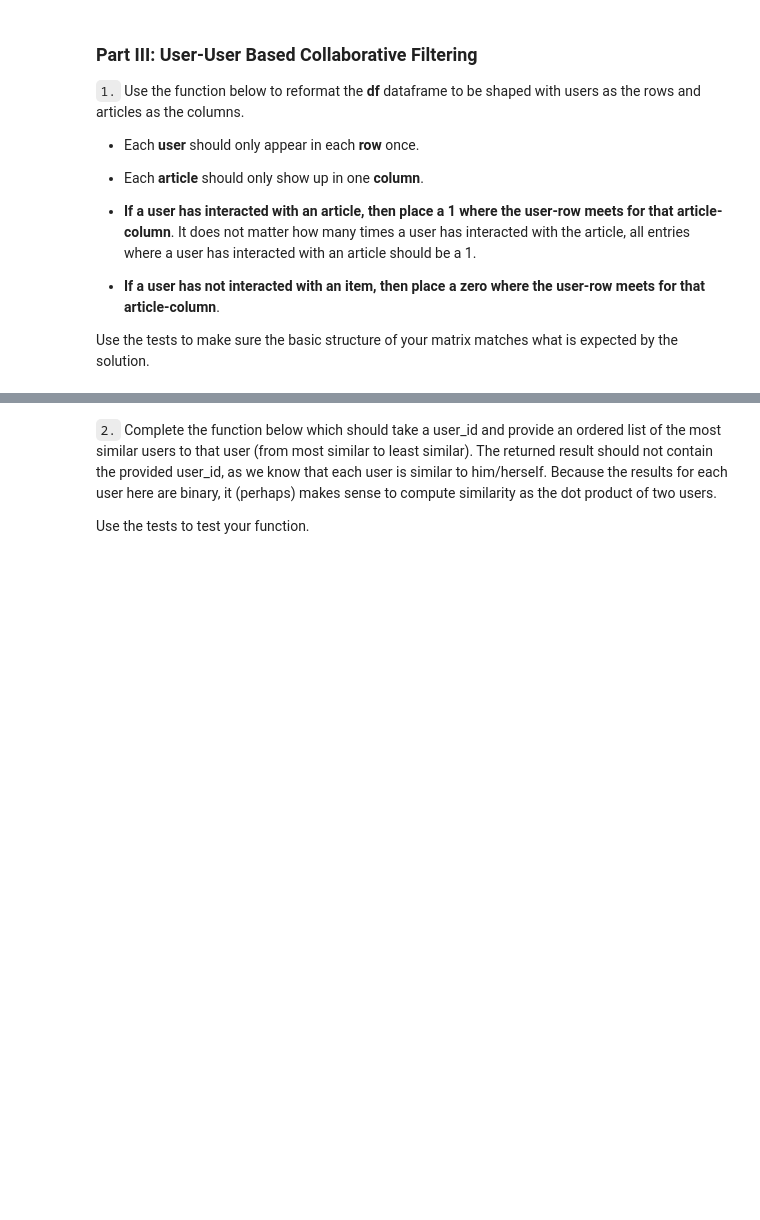
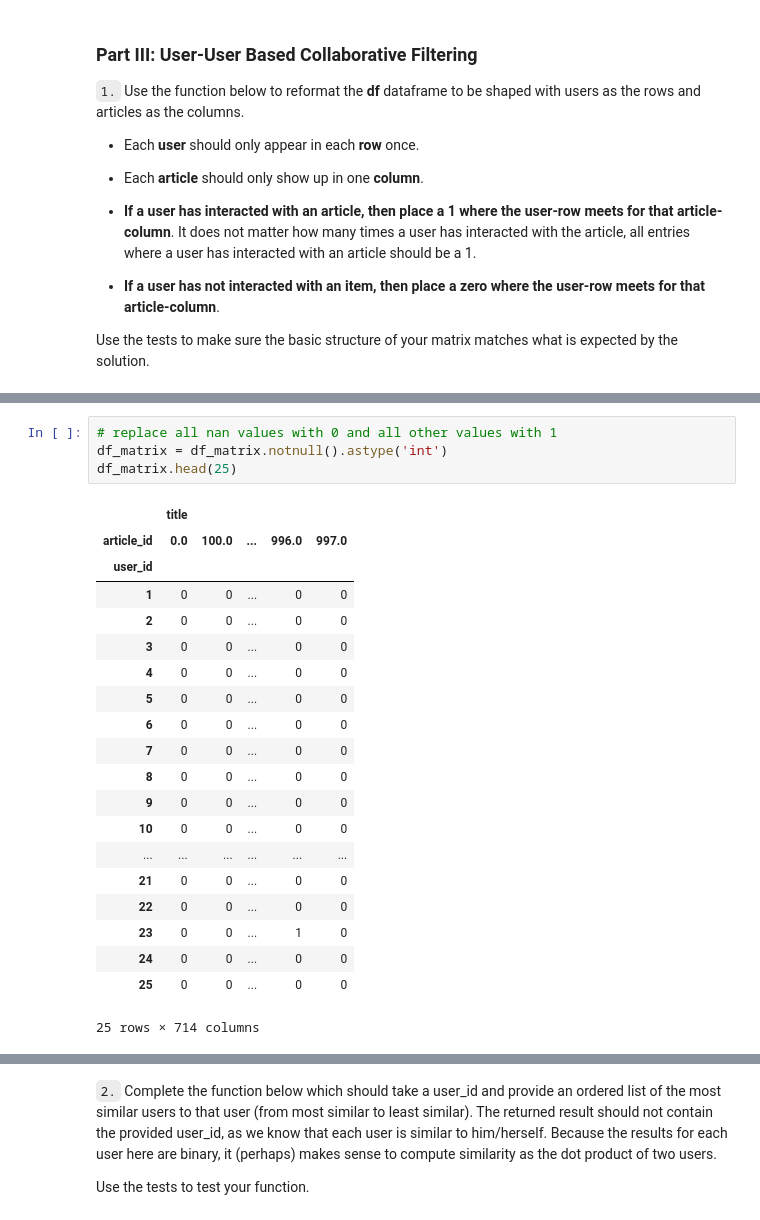
Before and after one commit to hen-wg/udacity_recommendation_engine, a Jupyter notebook: Recommendations_with_IBM.ipynb, the cells around one changed output, grey strips where cells are left out. Cells and saved outputs as stored; diff of their text form; blank space fills up the shorter version.

```diff
--- a/Recommendations_with_IBM.ipynb
+++ b/Recommendations_with_IBM.ipynb
@@ -631,0 +726,25 @@ Use the tests to make sure the basic structure of your matrix matches what is ex
+# %%
+# replace all nan values with 0 and all other values with 1
+df_matrix = df_matrix.notnull().astype('int')
+df_matrix.head(25)
+# %% [output]
+|  | title |  |  |  |  |
+| article_id | 0.0 | 100.0 | ... | 996.0 | 997.0 |
+| user_id |  |  |  |  |  |
+| 1 | 0 | 0 | ... | 0 | 0 |
+| 2 | 0 | 0 | ... | 0 | 0 |
+| 3 | 0 | 0 | ... | 0 | 0 |
+| 4 | 0 | 0 | ... | 0 | 0 |
+| 5 | 0 | 0 | ... | 0 | 0 |
+| 6 | 0 | 0 | ... | 0 | 0 |
+| 7 | 0 | 0 | ... | 0 | 0 |
+| 8 | 0 | 0 | ... | 0 | 0 |
+| 9 | 0 | 0 | ... | 0 | 0 |
+| 10 | 0 | 0 | ... | 0 | 0 |
+| ... | ... | ... | ... | ... | ... |
+| 21 | 0 | 0 | ... | 0 | 0 |
+| 22 | 0 | 0 | ... | 0 | 0 |
+| 23 | 0 | 0 | ... | 1 | 0 |
+| 24 | 0 | 0 | ... | 0 | 0 |
+| 25 | 0 | 0 | ... | 0 | 0 |
+25 rows × 714 columns
```
Also changed, not shown: parts of 42 cells of this notebook.
